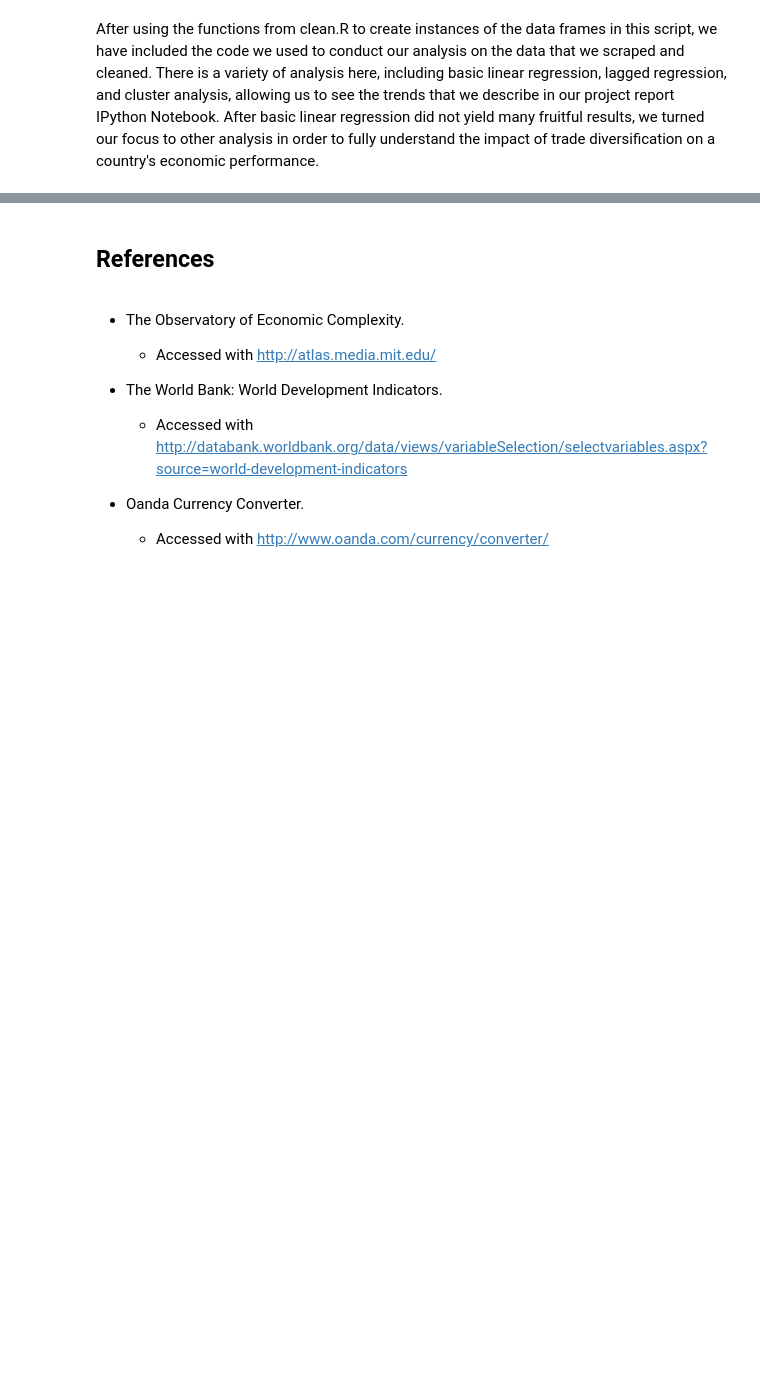
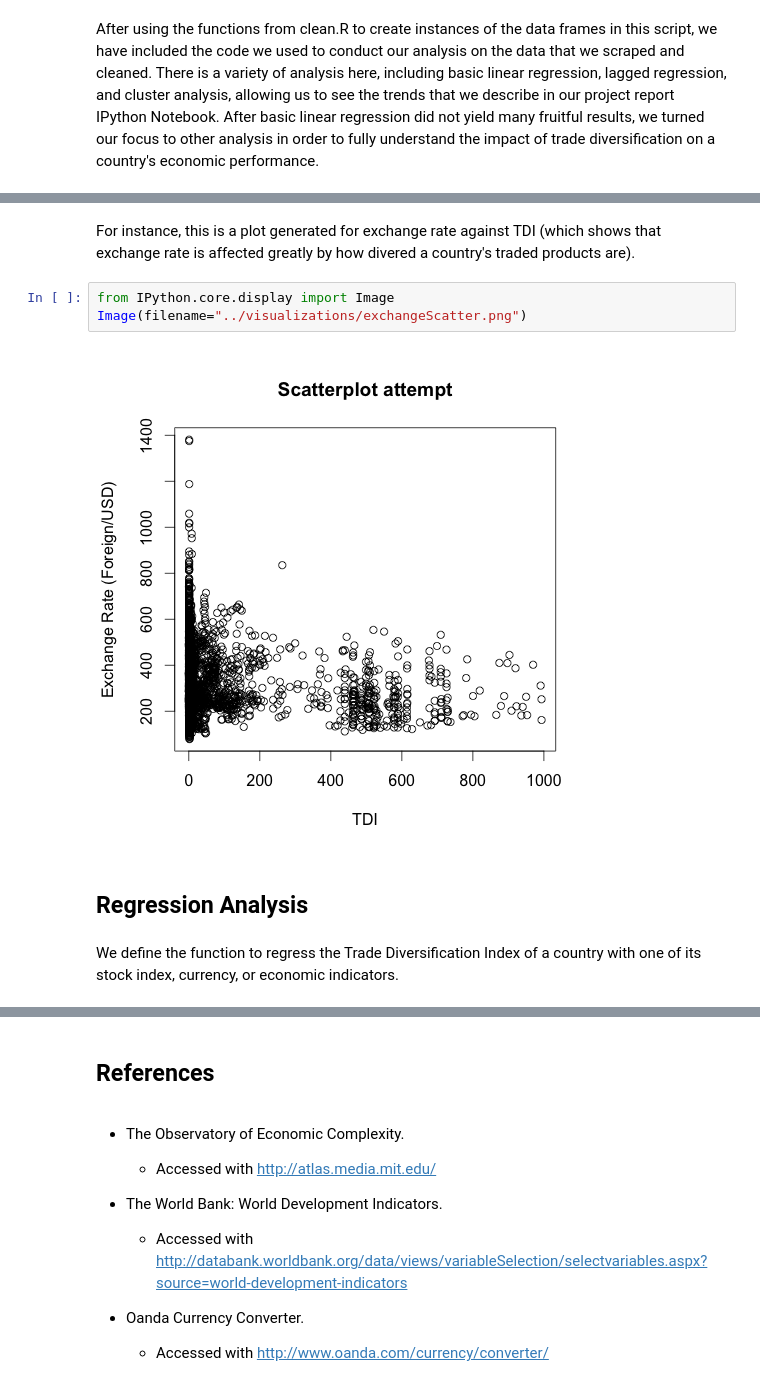
Before and after one commit to ahdivnathan/exim, a Jupyter notebook: notebooks/NB3_data_analysis.ipynb, the cells around one changed output, grey strips where cells are left out. Cells and saved outputs as stored; diff of their text form; blank space fills up the shorter version.

```diff
--- a/notebooks/NB3_data_analysis.ipynb
+++ b/notebooks/NB3_data_analysis.ipynb
@@ -188,0 +61,11 @@ clusterExchange = function() {
+# %% [markdown]
+For instance, this is a plot generated for exchange rate against TDI (which shows that exchange rate is affected greatly by how divered a country's traded products are).
+# %%
+from IPython.core.display import Image
+Image(filename="../visualizations/exchangeScatter.png")
+# %% [output]
+[figure, added]
+# %% [markdown]
+## Regression Analysis
+# %% [markdown]
+We define the function to regress the Trade Diversification Index of a country with one of its stock index, currency, or economic indicators.
```
Also changed, not shown: parts of 18 cells of this notebook, 1 other file.
